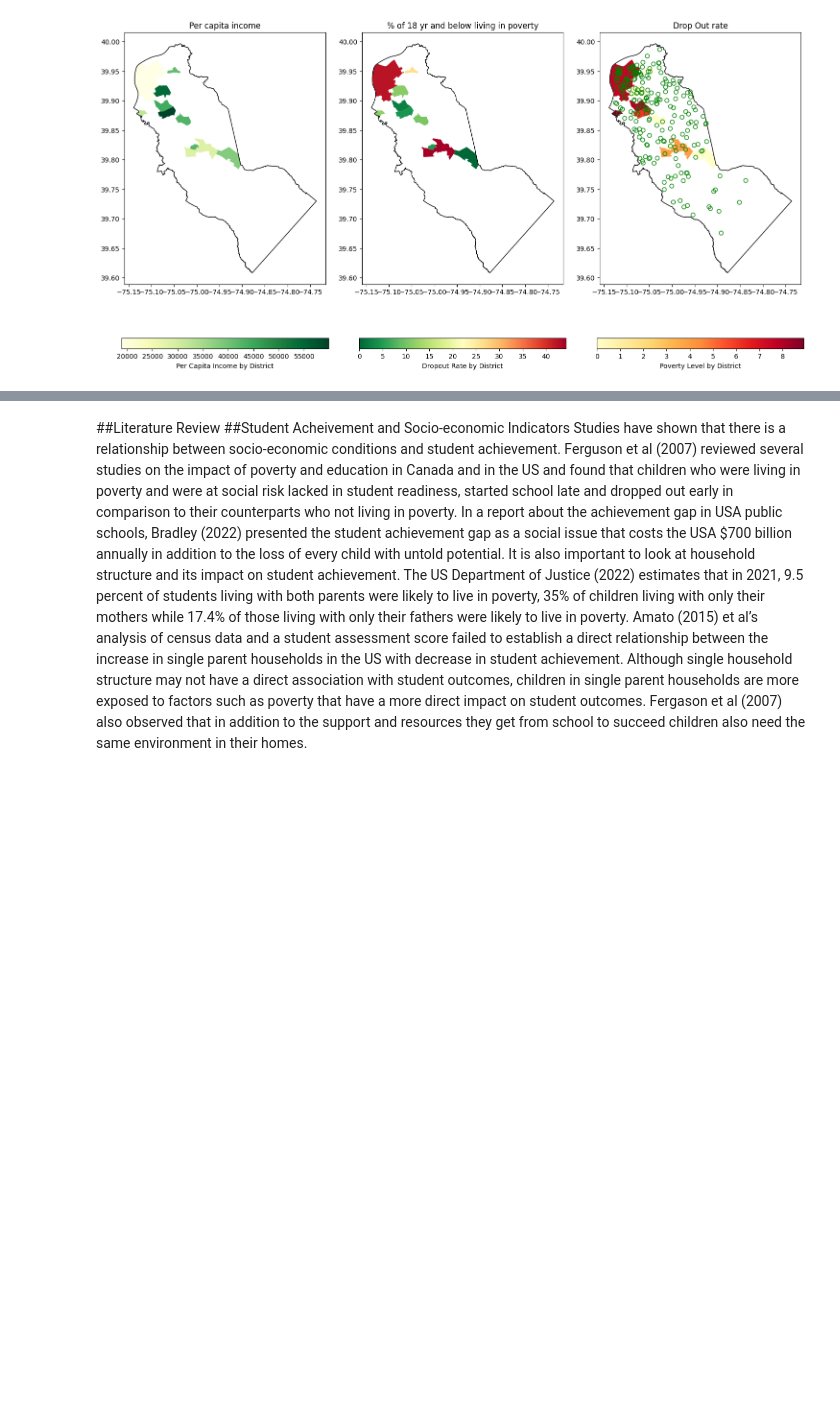
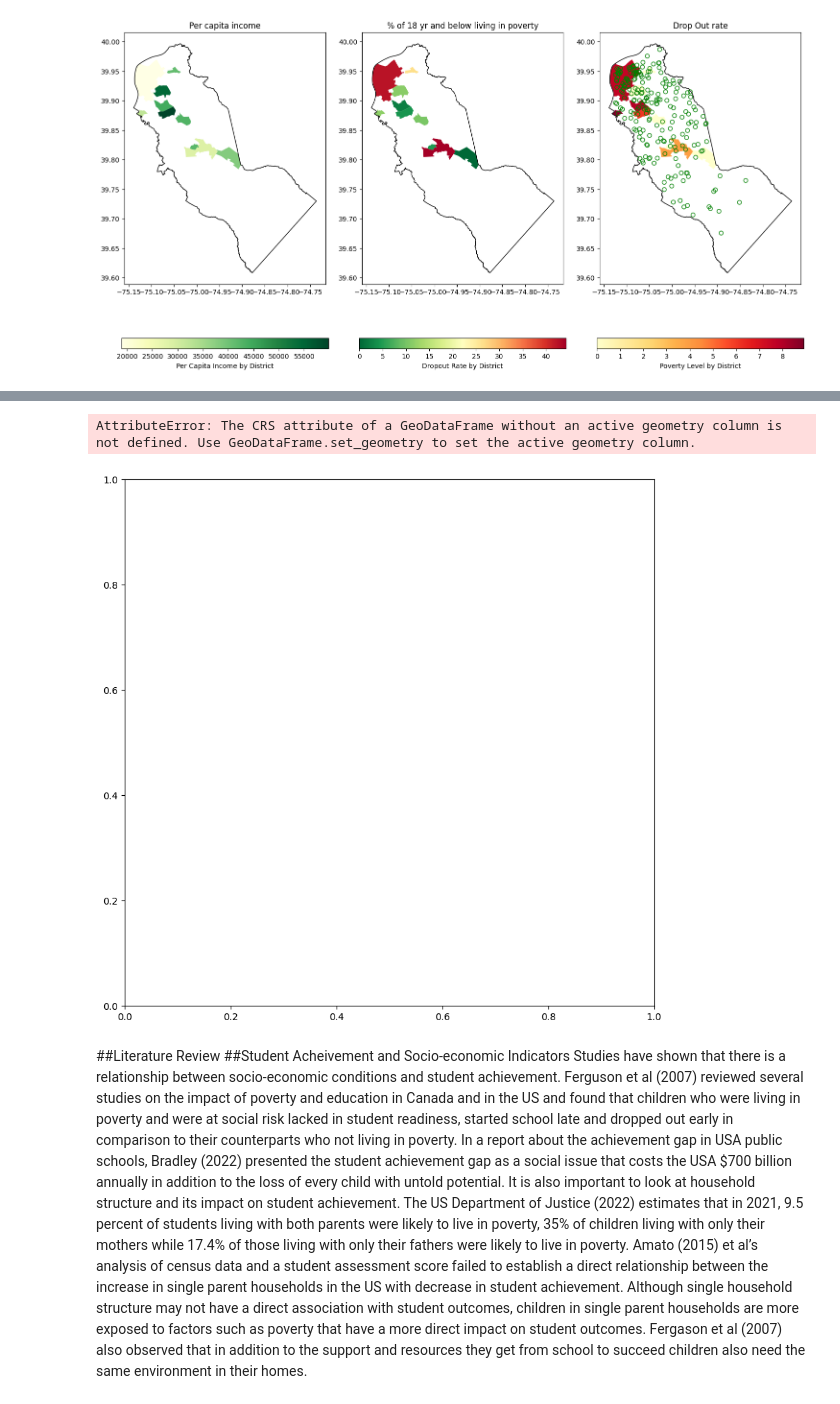
Before and after one commit to Spontyrupple/mamaine, a Jupyter notebook: king_county.ipynb, the cells around one changed output, grey strips where cells are left out. Cells and saved outputs as stored; diff of their text form; code cells hidden in the pictures; blank space fills up the shorter version.

```diff
--- a/king_county.ipynb
+++ b/king_county.ipynb
@@ -678,0 +695,12 @@ ax.set_xlabel('''source/definition: https://www.socialexplorer.com/tables/ACS202
+# %%
+! wget -q -O Flourishing_and_resilient_kindergarten_through_5th_grade_by_school_district_-1685839740918143868.zip https://github.com/Spontyrupple/mamaine/raw/refs/heads/main/Flourishing_and_resilient_kindergarten_through_5th_grade_by_school_district_-1685839740918143868.zip
+zip_ref = zipfile.ZipFile('Flourishing_and_resilient_kindergarten_through_5th_grade_by_school_district_-1685839740918143868.zip', 'r')
+zip_ref.extractall()
+zip_ref.close()
+fandr=gpd.read_file('Determinant_of_Equity_-_Indicator_Template_with_Geometry.shp')
+
+! wget -q -O Parent_and_caregiver_knowledge_and_support_of_early_child_development_by_school_district_-491167716113076979.zip https://github.com/Spontyrupple/mamaine/raw/refs/heads/main/Parent_and_caregiver_knowledge_and_support_of_early_child_development_by_school_district_-491167716113076979.zip
+zip_ref = zipfile.ZipFile('Parent_and_caregiver_knowledge_and_support_of_early_child_development_by_school_district_-491167716113076979.zip', 'r')
+zip_ref.extractall()
+zip_ref.close()
+pandc=gpd.read_file('Determinant_of_Equity_-_Indicator_Template_with_Geometry.shp')
@@ -678,0 +725,2 @@ ax.set_xlabel('''source/definition: https://www.socialexplorer.com/tables/ACS202
+# %%
+otherindicators = fandr.merge(pandc, on='geograph_1', how='left')
@@ -679,3 +739,30 @@ ax.set_xlabel('''source/definition: https://www.socialexplorer.com/tables/ACS202
+# %%
+otherindicators['indicato_3_x'] = otherindicators['indicato_3_x'] * 100
+otherindicators['indicato_3_y'] = otherindicators['indicato_3_y'] * 100
+# Calculate a composite score (average of the three variables)
+otherindicators['Composite Score'] = otherindicators[['indicato_3_y','indicato_3_x']].mean(axis=1)
+# %%
+# Create a plot for the composite score
+fig, ax = plt.subplots(1, 1, figsize=(10, 10))
+
+# Plot the composite score on the map
+otherindicators.plot(column='indicator_3_x', ax=ax, legend=True,
+                 cmap='YlGnBu', legend_kwds={'label': "Composite Score of All Indicators",
+                                              'orientation': "horizontal"})
+
+# Add boundaries (optional, to show region outlines)
+county.boundary.plot(ax=ax, linewidth=1, color='black')
+
+# Set the title
+ax.set_title('Composite Score of Parent Caregiver Knowledge, Flourishing Students, and Access to Computers')
+
+# Adjust layout for better spacing
+plt.tight_layout()
+
+# Show the plot
+# %% [output]
+AttributeError: The CRS attribute of a GeoDataFrame without an active geometry column is not defined. Use GeoDataFrame.set_geometry to set the active geometry column.
+[figure, added]
 # %% [markdown]
 ##Literature Review
 ##Student Acheivement and Socio-economic Indicators
```
Also changed, not shown: parts of 7 cells of this notebook.
